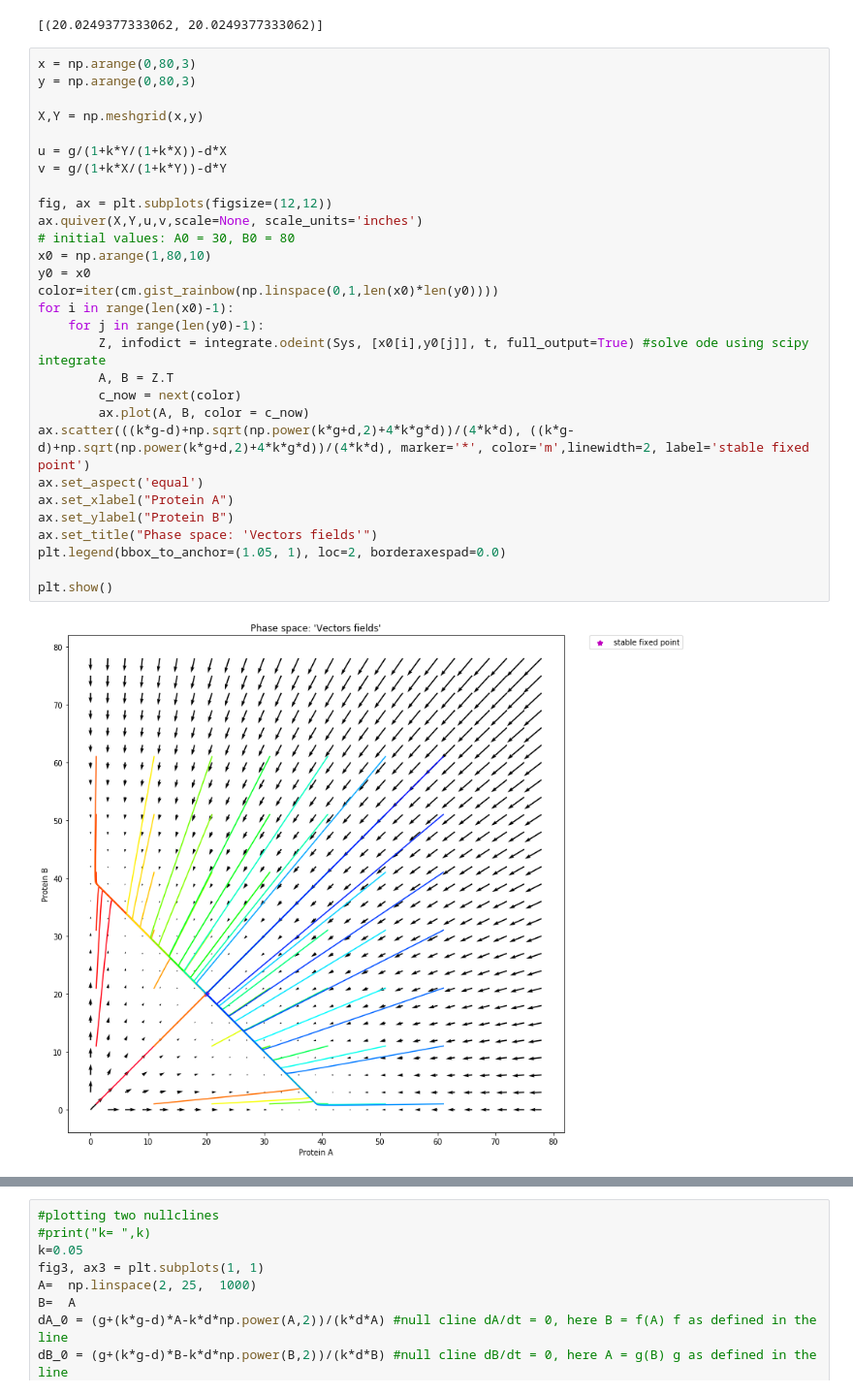
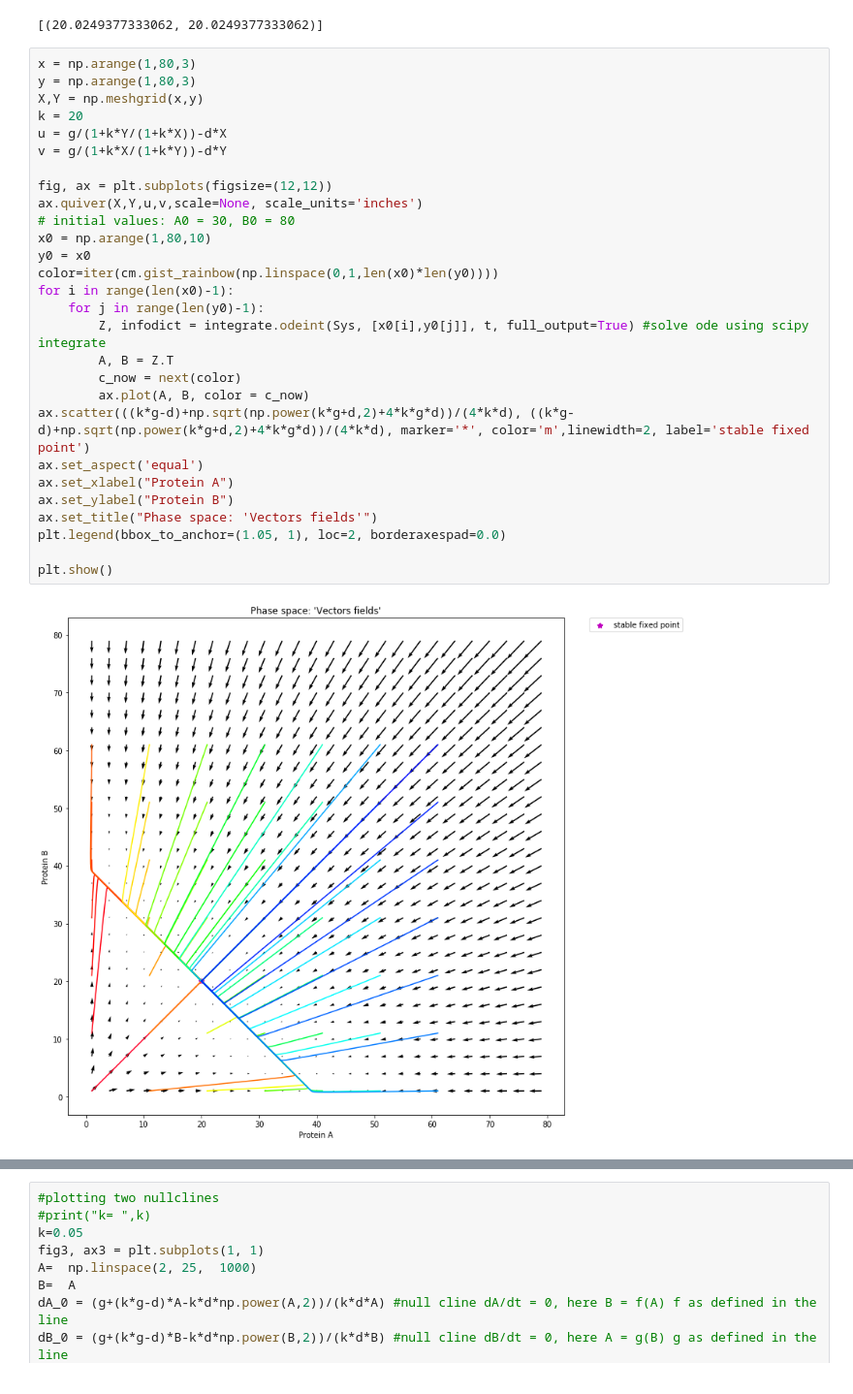
Before and after one commit to trietduong/MATH-6397, a Jupyter notebook: comp_challenge_4.ipynb, the cells around one changed output, grey strips where cells are left out. Shown: that part at 97% size. Cells and saved outputs as stored; diff of their text form.

```diff
--- a/comp_challenge_4.ipynb
+++ b/comp_challenge_4.ipynb
@@ -106,33 +107,32 @@ print(equilibria)
 # %% [output]
 [(20.0249377333062, 20.0249377333062)]
 # %%
-x = np.arange(0,80,3)
-y = np.arange(0,80,3)
-
+x = np.arange(1,80,3)
+y = np.arange(1,80,3)
 X,Y = np.meshgrid(x,y)
-
+k = 20
 u = g/(1+k*Y/(1+k*X))-d*X
 v = g/(1+k*X/(1+k*Y))-d*Y
 
 fig, ax = plt.subplots(figsize=(12,12))
 ax.quiver(X,Y,u,v,scale=None, scale_units='inches')
 # initial values: A0 = 30, B0 = 80
 x0 = np.arange(1,80,10)
 y0 = x0
 color=iter(cm.gist_rainbow(np.linspace(0,1,len(x0)*len(y0))))
 for i in range(len(x0)-1):
     for j in range(len(y0)-1):
         Z, infodict = integrate.odeint(Sys, [x0[i],y0[j]], t, full_output=True) #solve ode using scipy integrate
         A, B = Z.T
         c_now = next(color)
         ax.plot(A, B, color = c_now)
 ax.scatter(((k*g-d)+np.sqrt(np.power(k*g+d,2)+4*k*g*d))/(4*k*d), ((k*g-d)+np.sqrt(np.power(k*g+d,2)+4*k*g*d))/(4*k*d), marker='*', color='m',linewidth=2, label='stable fixed point')
 ax.set_aspect('equal')
 ax.set_xlabel("Protein A")
 ax.set_ylabel("Protein B")
 ax.set_title("Phase space: 'Vectors fields'")
 plt.legend(bbox_to_anchor=(1.05, 1), loc=2, borderaxespad=0.0)
 
 plt.show()
 # %% [output]
-[figure, old version]
+[figure, new version]
```
Also changed, not shown: parts of 5 cells of this notebook.
